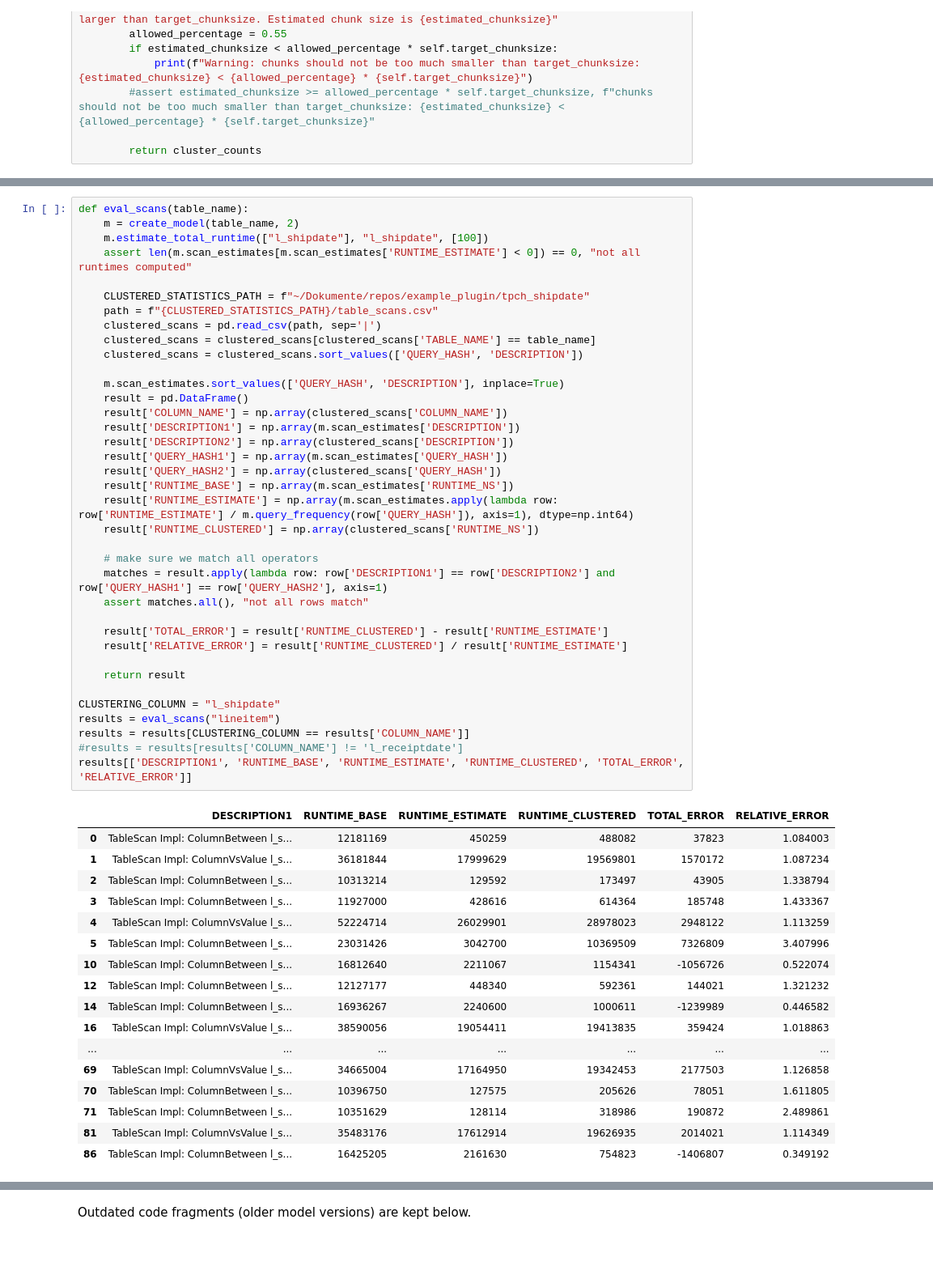
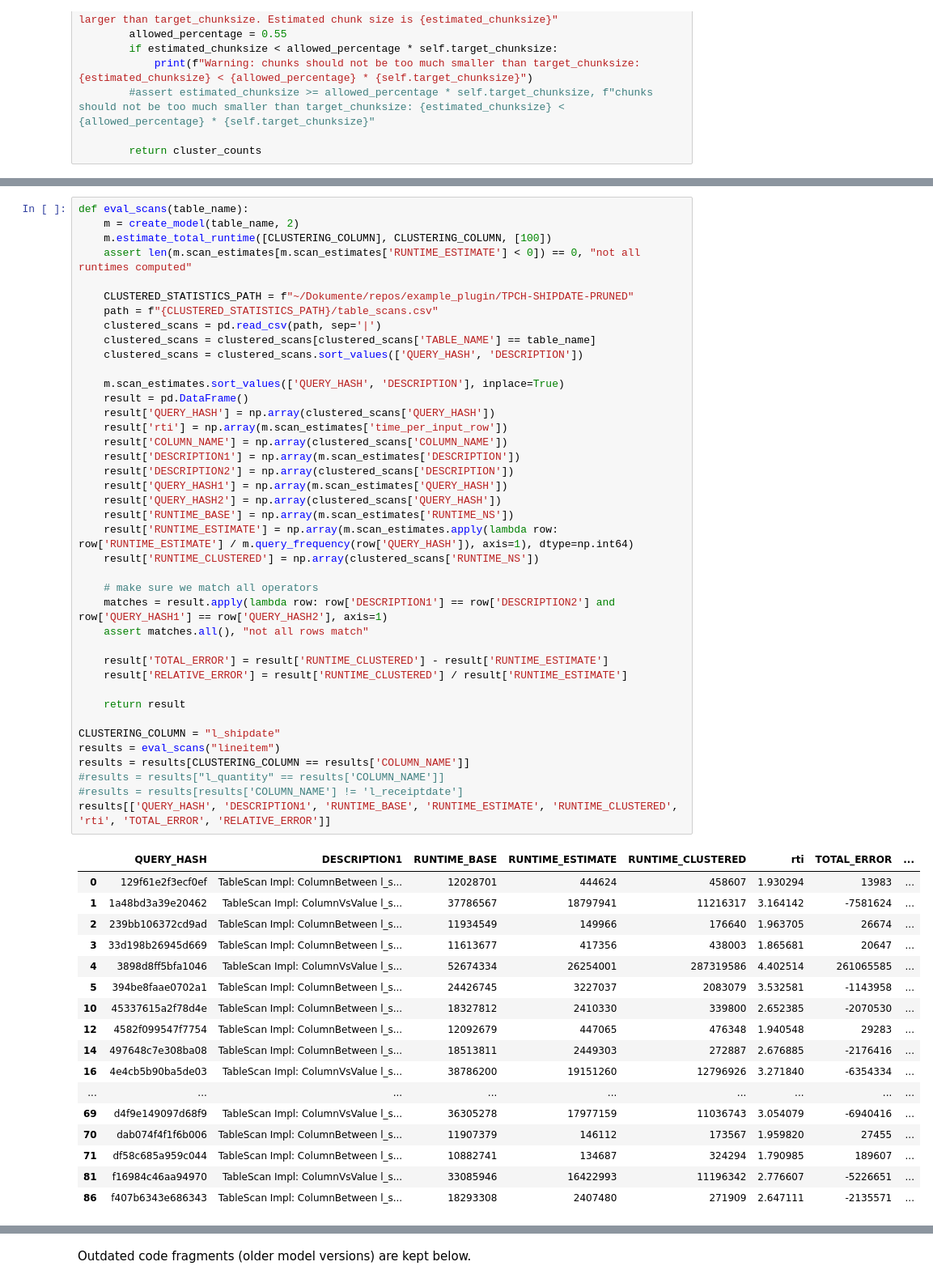
Before and after one commit to aloeser/clustering_model, a Jupyter notebook: model.ipynb, the cells around one changed output, grey strips where cells are left out. Shown: that part at 81% size. Cells and saved outputs as stored; diff of their text form; blank space fills up the shorter version.

Commit message:
fix like scans being prunable

```diff
--- a/model.ipynb
+++ b/model.ipynb
@@ -1101,55 +1136,58 @@ class DisjointClustersModel(SingleTableMdcModel):
 # %%
 def eval_scans(table_name):
     m = create_model(table_name, 2)
-    m.estimate_total_runtime(["l_shipdate"], "l_shipdate", [100])
+    m.estimate_total_runtime([CLUSTERING_COLUMN], CLUSTERING_COLUMN, [100])
     assert len(m.scan_estimates[m.scan_estimates['RUNTIME_ESTIMATE'] < 0]) == 0, "not all runtimes computed"
 
-    CLUSTERED_STATISTICS_PATH = f"~/Dokumente/repos/example_plugin/tpch_shipdate"
+    CLUSTERED_STATISTICS_PATH = f"~/Dokumente/repos/example_plugin/TPCH-SHIPDATE-PRUNED"
     path = f"{CLUSTERED_STATISTICS_PATH}/table_scans.csv"
     clustered_scans = pd.read_csv(path, sep='|')
     clustered_scans = clustered_scans[clustered_scans['TABLE_NAME'] == table_name]
     clustered_scans = clustered_scans.sort_values(['QUERY_HASH', 'DESCRIPTION'])
 
     m.scan_estimates.sort_values(['QUERY_HASH', 'DESCRIPTION'], inplace=True)
     result = pd.DataFrame()
+    result['QUERY_HASH'] = np.array(clustered_scans['QUERY_HASH'])
+    result['rti'] = np.array(m.scan_estimates['time_per_input_row'])
     result['COLUMN_NAME'] = np.array(clustered_scans['COLUMN_NAME'])
     result['DESCRIPTION1'] = np.array(m.scan_estimates['DESCRIPTION'])
     result['DESCRIPTION2'] = np.array(clustered_scans['DESCRIPTION'])
     result['QUERY_HASH1'] = np.array(m.scan_estimates['QUERY_HASH'])
     result['QUERY_HASH2'] = np.array(clustered_scans['QUERY_HASH'])
     result['RUNTIME_BASE'] = np.array(m.scan_estimates['RUNTIME_NS'])
     result['RUNTIME_ESTIMATE'] = np.array(m.scan_estimates.apply(lambda row: row['RUNTIME_ESTIMATE'] / m.query_frequency(row['QUERY_HASH']), axis=1), dtype=np.int64)
     result['RUNTIME_CLUSTERED'] = np.array(clustered_scans['RUNTIME_NS'])
 
     # make sure we match all operators
     matches = result.apply(lambda row: row['DESCRIPTION1'] == row['DESCRIPTION2'] and row['QUERY_HASH1'] == row['QUERY_HASH2'], axis=1)
     assert matches.all(), "not all rows match"
 
     result['TOTAL_ERROR'] = result['RUNTIME_CLUSTERED'] - result['RUNTIME_ESTIMATE']
     result['RELATIVE_ERROR'] = result['RUNTIME_CLUSTERED'] / result['RUNTIME_ESTIMATE']
 
     return result
 
 CLUSTERING_COLUMN = "l_shipdate"
 results = eval_scans("lineitem")
 results = results[CLUSTERING_COLUMN == results['COLUMN_NAME']]
+#results = results["l_quantity" == results['COLUMN_NAME']]
 #results = results[results['COLUMN_NAME'] != 'l_receiptdate']
-results[['DESCRIPTION1', 'RUNTIME_BASE', 'RUNTIME_ESTIMATE', 'RUNTIME_CLUSTERED', 'TOTAL_ERROR', 'RELATIVE_ERROR']]
+results[['QUERY_HASH', 'DESCRIPTION1', 'RUNTIME_BASE', 'RUNTIME_ESTIMATE', 'RUNTIME_CLUSTERED', 'rti', 'TOTAL_ERROR', 'RELATIVE_ERROR']]
 # %% [output]
-|  | DESCRIPTION1 | RUNTIME_BASE | RUNTIME_ESTIMATE | RUNTIME_CLUSTERED | TOTAL_ERROR | RELATIVE_ERROR |
-| 0 | TableScan Impl: ColumnBetween l_s... | 12181169 | 450259 | 488082 | 37823 | 1.084003 |
-| 1 | TableScan Impl: ColumnVsValue l_s... | 36181844 | 17999629 | 19569801 | 1570172 | 1.087234 |
-| 2 | TableScan Impl: ColumnBetween l_s... | 10313214 | 129592 | 173497 | 43905 | 1.338794 |
-| 3 | TableScan Impl: ColumnBetween l_s... | 11927000 | 428616 | 614364 | 185748 | 1.433367 |
-| 4 | TableScan Impl: ColumnVsValue l_s... | 52224714 | 26029901 | 28978023 | 2948122 | 1.113259 |
-| 5 | TableScan Impl: ColumnBetween l_s... | 23031426 | 3042700 | 10369509 | 7326809 | 3.407996 |
-| 10 | TableScan Impl: ColumnBetween l_s... | 16812640 | 2211067 | 1154341 | -1056726 | 0.522074 |
-| 12 | TableScan Impl: ColumnBetween l_s... | 12127177 | 448340 | 592361 | 144021 | 1.321232 |
-| 14 | TableScan Impl: ColumnBetween l_s... | 16936267 | 2240600 | 1000611 | -1239989 | 0.446582 |
-| 16 | TableScan Impl: ColumnVsValue l_s... | 38590056 | 19054411 | 19413835 | 359424 | 1.018863 |
-| ... | ... | ... | ... | ... | ... | ... |
-| 69 | TableScan Impl: ColumnVsValue l_s... | 34665004 | 17164950 | 19342453 | 2177503 | 1.126858 |
-| 70 | TableScan Impl: ColumnBetween l_s... | 10396750 | 127575 | 205626 | 78051 | 1.611805 |
-| 71 | TableScan Impl: ColumnBetween l_s... | 10351629 | 128114 | 318986 | 190872 | 2.489861 |
-| 81 | TableScan Impl: ColumnVsValue l_s... | 35483176 | 17612914 | 19626935 | 2014021 | 1.114349 |
-| 86 | TableScan Impl: ColumnBetween l_s... | 16425205 | 2161630 | 754823 | -1406807 | 0.349192 |
+|  | QUERY_HASH | DESCRIPTION1 | RUNTIME_BASE | RUNTIME_ESTIMATE | RUNTIME_CLUSTERED | rti | TOTAL_ERROR | ... |
+| 0 | 129f61e2f3ecf0ef | TableScan Impl: ColumnBetween l_s... | 12028701 | 444624 | 458607 | 1.930294 | 13983 | ... |
+| 1 | 1a48bd3a39e20462 | TableScan Impl: ColumnVsValue l_s... | 37786567 | 18797941 | 11216317 | 3.164142 | -7581624 | ... |
+| 2 | 239bb106372cd9ad | TableScan Impl: ColumnBetween l_s... | 11934549 | 149966 | 176640 | 1.963705 | 26674 | ... |
+| 3 | 33d198b26945d669 | TableScan Impl: ColumnBetween l_s... | 11613677 | 417356 | 438003 | 1.865681 | 20647 | ... |
+| 4 | 3898d8ff5bfa1046 | TableScan Impl: ColumnVsValue l_s... | 52674334 | 26254001 | 287319586 | 4.402514 | 261065585 | ... |
+| 5 | 394be8faae0702a1 | TableScan Impl: ColumnBetween l_s... | 24426745 | 3227037 | 2083079 | 3.532581 | -1143958 | ... |
+| 10 | 45337615a2f78d4e | TableScan Impl: ColumnBetween l_s... | 18327812 | 2410330 | 339800 | 2.652385 | -2070530 | ... |
+| 12 | 4582f099547f7754 | TableScan Impl: ColumnBetween l_s... | 12092679 | 447065 | 476348 | 1.940548 | 29283 | ... |
+| 14 | 497648c7e308ba08 | TableScan Impl: ColumnBetween l_s... | 18513811 | 2449303 | 272887 | 2.676885 | -2176416 | ... |
+| 16 | 4e4cb5b90ba5de03 | TableScan Impl: ColumnVsValue l_s... | 38786200 | 19151260 | 12796926 | 3.271840 | -6354334 | ... |
+| ... | ... | ... | ... | ... | ... | ... | ... | ... |
+| 69 | d4f9e149097d68f9 | TableScan Impl: ColumnVsValue l_s... | 36305278 | 17977159 | 11036743 | 3.054079 | -6940416 | ... |
+| 70 | dab074f4f1f6b006 | TableScan Impl: ColumnBetween l_s... | 11907379 | 146112 | 173567 | 1.959820 | 27455 | ... |
+| 71 | df58c685a959c044 | TableScan Impl: ColumnBetween l_s... | 10882741 | 134687 | 324294 | 1.790985 | 189607 | ... |
+| 81 | f16984c46aa94970 | TableScan Impl: ColumnVsValue l_s... | 33085946 | 16422993 | 11196342 | 2.776607 | -5226651 | ... |
+| 86 | f407b6343e686343 | TableScan Impl: ColumnBetween l_s... | 18293308 | 2407480 | 271909 | 2.647111 | -2135571 | ... |
```
Also changed, not shown: parts of 10 cells of this notebook.
